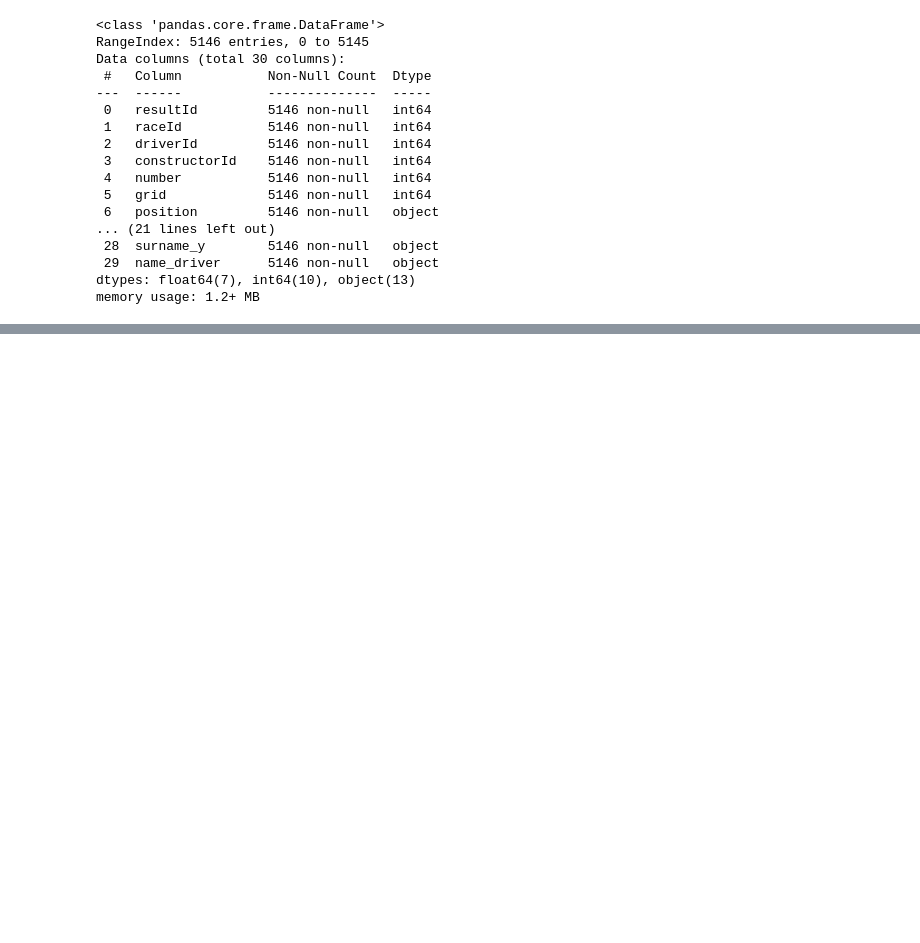
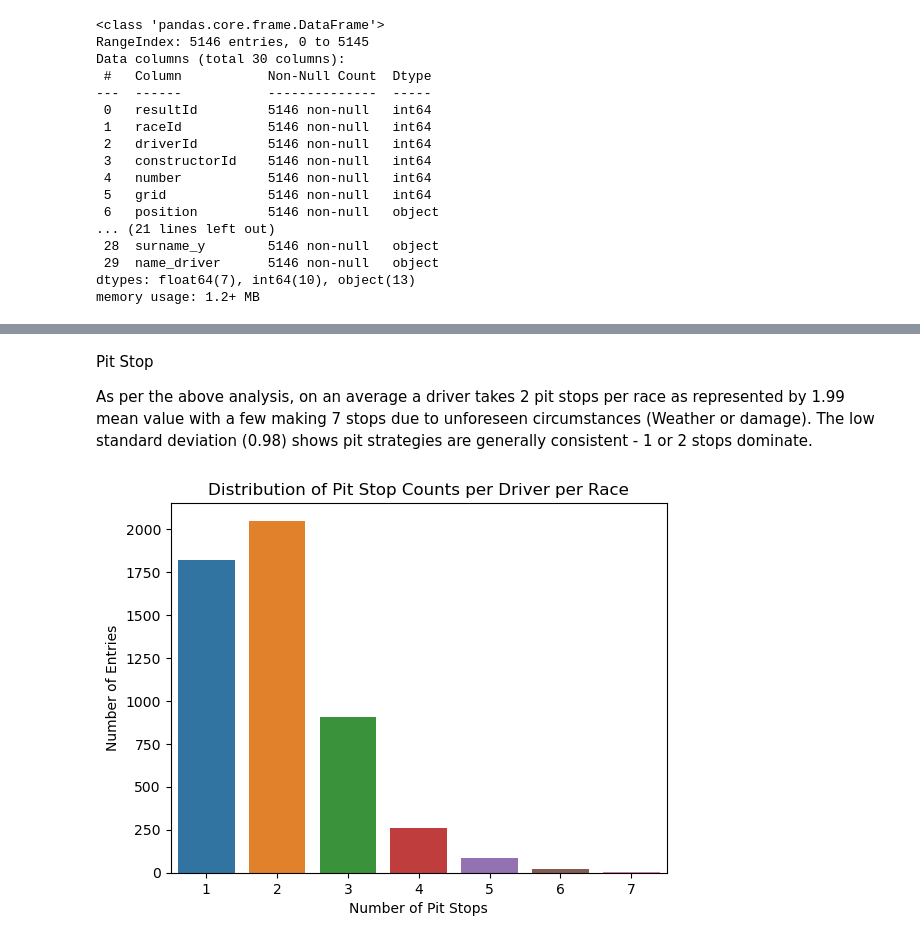
Before and after one commit to mahaejaz2699/Dissertation, a Jupyter notebook: data.ipynb, the cells around one changed output, grey strips where cells are left out. Saved outputs shown, nothing was run; the diff lists cells and outputs as text; code cells hidden in the pictures; blank space fills up the shorter version.

Commit message:
Pit Stop

```diff
--- a/data.ipynb
+++ b/data.ipynb
@@ -288,0 +371,19 @@ memory usage: 1.2+ MB
+# %%
+#converting the year to float
+df['year'] = df['year'].astype('Int64')
+# %%
+#keeping the driver and team columns only
+df = df.rename(columns={
+    'forename_y': 'forename',
+    'surname_y': 'surname',
+    'name_team': 'team',
+    'name_driver': 'race_name'
+})
+# %%
+#Dropping the duplicates
+df = df.drop(columns=['forename_x', 'surname_x'])
+# %%
+#converting float64 data to integar
+df['pit_count'] = df['pit_count'].astype('Int64')
+df['first_stop_lap'] = df['first_stop_lap'].astype('Int64')
+df['last_stop_lap'] = df['last_stop_lap'].astype('Int64')
@@ -288,0 +471,18 @@ memory usage: 1.2+ MB
+# %% [markdown]
+Pit Stop
+
+As per the above analysis, on an average a driver takes 2 pit stops per race as represented by 1.99 mean value with a few making 7 stops due to unforeseen circumstances (Weather or damage).
+The low standard deviation (0.98) shows pit strategies are generally consistent - 1 or 2 stops dominate.
+# %%
+#Visualizing the no.of pit stops per Driver per Race
+
+import matplotlib.pyplot as plt
+import seaborn as sns
+
+sns.countplot(x='pit_count', data=df)
+plt.title('Distribution of Pit Stop Counts per Driver per Race')
+plt.xlabel('Number of Pit Stops')
+plt.ylabel('Number of Entries')
+plt.show()
+# %% [output]
+[figure, added]
```
Also changed, not shown: parts of 30 cells of this notebook.
